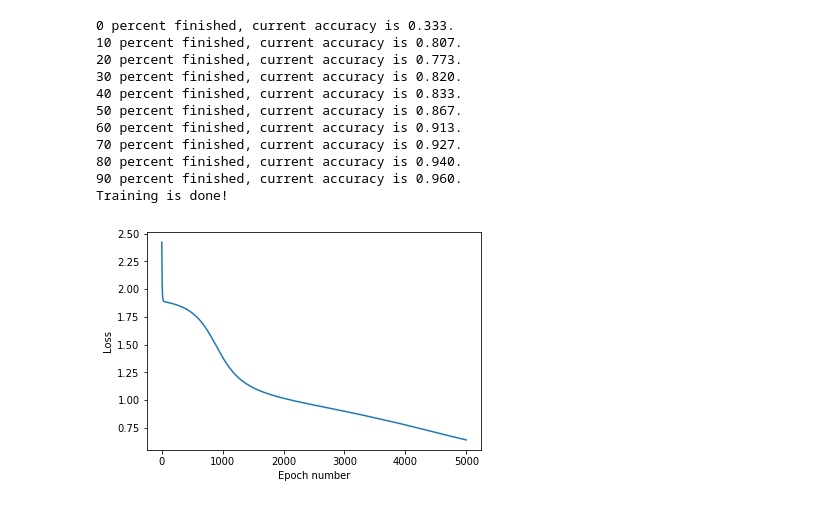
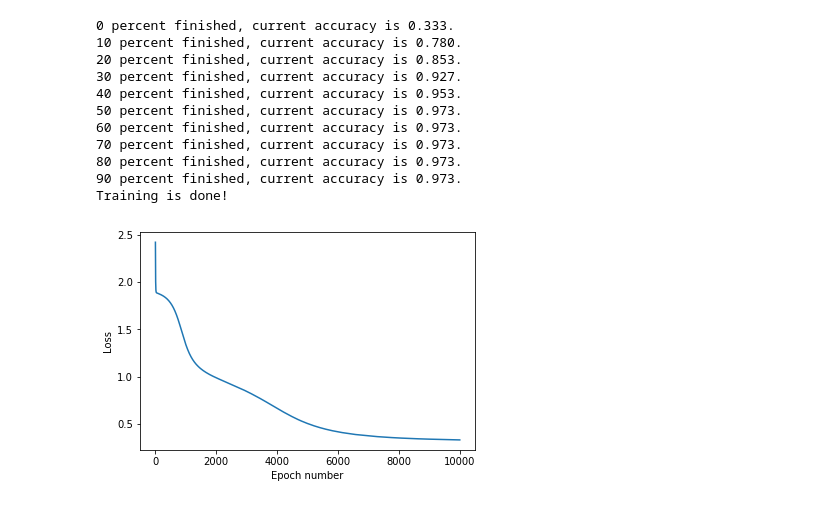
Before and after one commit to jamesothomas/MachineLearningPython, a Jupyter notebook: Lab4/Lab 4.ipynb, the cells around one changed output. Saved outputs shown, nothing was run; the diff lists cells and outputs as text; code cells hidden in the pictures.

```diff
--- a/Lab4/Lab 4.ipynb
+++ b/Lab4/Lab 4.ipynb
@@ -22,8 +22,6 @@ warnings.filterwarnings('ignore')
 from sklearn.preprocessing import StandardScaler
 from sklearn.datasets import load_iris
 # %%
-import math
-
 class Linear:
     def val(x):
         return x
@@ -59,12 +57,10 @@ class SiLU:
 def no_decay(eta,t,epoch):
     return eta
 def exp_decay(eta,t,epoch):
-    eta = 0.001
     k = 0.001
     lrate = eta * np.exp(-k*t)
     return lrate
 def inverse_decay(eta,t,epoch):
-    eta = 0.001
     lrate = eta /(1+t/epoch)
     return lrate
 # %% [markdown]
@@ -238,22 +251,23 @@ class Sequential(object):
             print('Error: output dimension is wrong!')
             return False
         self._initialize_params(X,Y)
-        #print(self.dims)
-        #print([x.shape for x in self.matrice])
-        #print([x.shape for x in self.bias])
+        eta_0 = self.eta
 
         for i in range(self.epochs):
-            self.eta = self.learning_rate(self.eta,i,self.epochs)
+            self.eta = self.learning_rate(eta_0,i,self.epochs)
             self._feedforward()
             self._update_params()
 
             if self.verbose and not i % max(1,int(self.epochs/10)):
                 if self.metric == 'accuracy':
                     accu = accuracy_score(np.argmax(self.neurons[-1], axis=0),Y)
+                if self.metric == 'customized':
+                    accu = cost_metric()
                 print('{} percent finished, current accuracy is {:.3f}.'.format(100*i//self.epochs,accu))
-        plt.figure()
-        plt.plot([i for i in range(self.epochs-1)],self.loss[1:])
-        plt.xlabel('Epoch number')
-        plt.ylabel('Loss')
+        if self.verbose:
+            plt.figure()
+            plt.plot([i for i in range(self.epochs-1)],self.loss[1:])
+            plt.xlabel('Epoch number')
+            plt.ylabel('Loss')
         print('Training is done!')
         return
@@ -260,39 +376,39 @@ class Sequential(object):
 # %%
-model = Sequential(C=0.1, epochs=5000, eta=0.01, random_state=42,
+model = Sequential(C=0.1, epochs=10000, eta=0.001, random_state=42,
                  cost_function='cross_entropy',
                  metric='accuracy',
                  verbose=1,
                  regular='L1',
                  learning_rate=inverse_decay)
 model.add('Dense',3)
 model.add('Activation',Sigmoid)
 model.add('Dense',20)
 model.add('Activation',Sigmoid)
 model.add('Dense',28)
 model.add('Activation',Sigmoid)
 model.add('Dense',3)
 model.add('Activation',Sigmoid)
 
 ds = load_iris()
 X = ds.data
 X_test = StandardScaler().fit(X).transform(X)
 X = StandardScaler().fit(X).transform(X)
 Y = ds.target # note problem is NOT binary anymore, there are three classes!
 
 
 model.fit(X,Y)
 #print(model.predict(X))
 #print(Y)
 # %% [output]
 0 percent finished, current accuracy is 0.333.
-10 percent finished, current accuracy is 0.807.
-20 percent finished, current accuracy is 0.773.
-30 percent finished, current accuracy is 0.820.
-40 percent finished, current accuracy is 0.833.
-50 percent finished, current accuracy is 0.867.
-60 percent finished, current accuracy is 0.913.
-70 percent finished, current accuracy is 0.927.
-80 percent finished, current accuracy is 0.940.
-90 percent finished, current accuracy is 0.960.
+10 percent finished, current accuracy is 0.780.
+20 percent finished, current accuracy is 0.853.
+30 percent finished, current accuracy is 0.927.
+40 percent finished, current accuracy is 0.953.
+50 percent finished, current accuracy is 0.973.
+60 percent finished, current accuracy is 0.973.
+70 percent finished, current accuracy is 0.973.
+80 percent finished, current accuracy is 0.973.
+90 percent finished, current accuracy is 0.973.
 Training is done!
-[figure, old version]
+[figure, new version]
```
Also changed, not shown: parts of 9 cells of this notebook.
